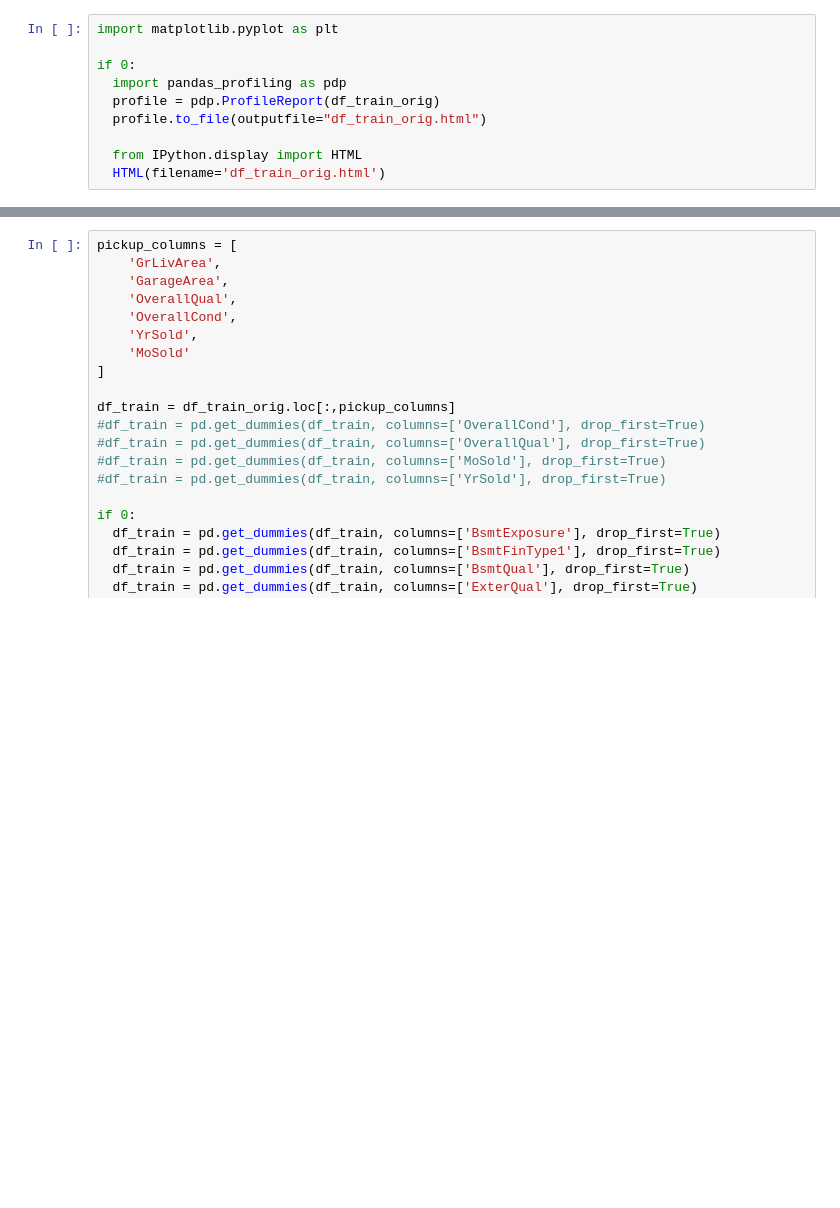
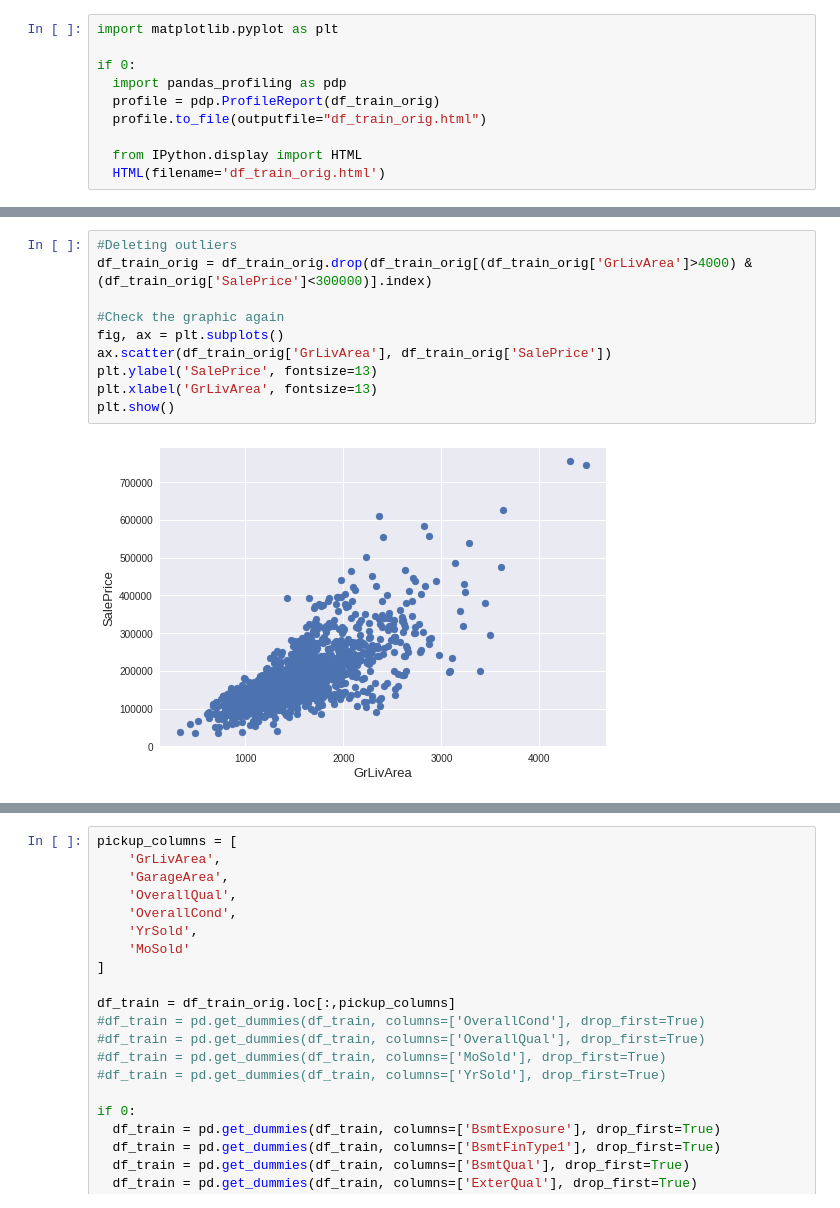
Before and after one commit to mogamin/kaggle-practice-house-prices-advanced-regression-techniques, a Jupyter notebook: house_prices_advanced_regression_techniques.ipynb, the cells around one changed output, grey strips where cells are left out. Saved outputs shown, nothing was run; the diff lists cells and outputs as text; blank space fills up the shorter version.

```diff
--- a/house_prices_advanced_regression_techniques.ipynb
+++ b/house_prices_advanced_regression_techniques.ipynb
@@ -98,0 +86,12 @@ plt.show()
+# %%
+#Deleting outliers
+df_train_orig = df_train_orig.drop(df_train_orig[(df_train_orig['GrLivArea']>4000) & (df_train_orig['SalePrice']<300000)].index)
+
+#Check the graphic again
+fig, ax = plt.subplots()
+ax.scatter(df_train_orig['GrLivArea'], df_train_orig['SalePrice'])
+plt.ylabel('SalePrice', fontsize=13)
+plt.xlabel('GrLivArea', fontsize=13)
+plt.show()
+# %% [output]
+[figure, added]
```
Also changed, not shown: parts of 10 cells of this notebook.
